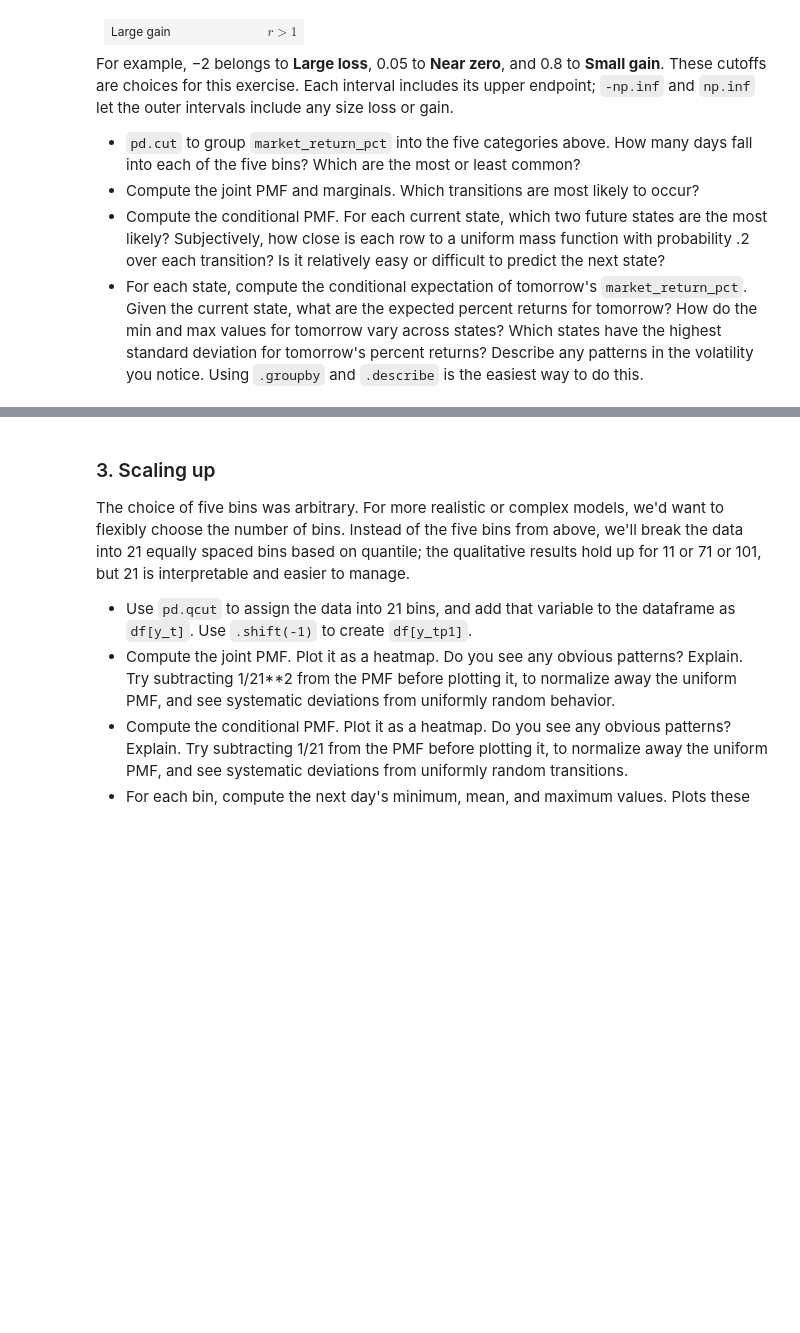
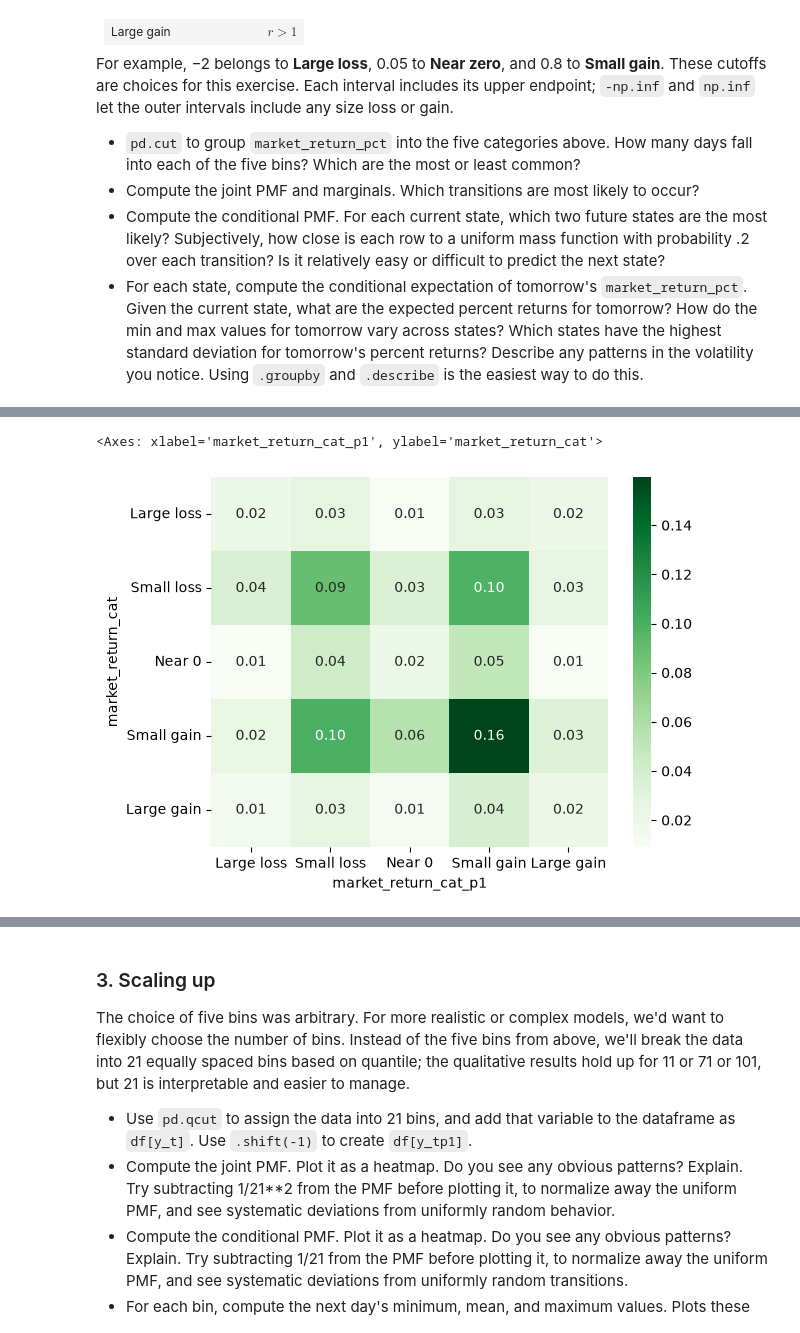
Before and after one commit to hmriffee/uu_markov, a Jupyter notebook: lab_1/lab.ipynb, the cells around one changed output, grey strips where cells are left out. Saved outputs shown, nothing was run; the diff lists cells and outputs as text; code cells hidden in the pictures; blank space fills up the shorter version.

```diff
--- a/lab_1/lab.ipynb
+++ b/lab_1/lab.ipynb
@@ -76,0 +176,3 @@ For example, −2 belongs to **Large loss**, 0.05 to **Near zero**, and 0.8 to *
+# %%
+wdf = df[['date', 'year', 'month', 'market_return_pct']]
+wdf.head(3)
@@ -76,0 +184,7 @@ For example, −2 belongs to **Large loss**, 0.05 to **Near zero**, and 0.8 to *
+# %%
+wdf['market_return_cat'] = pd.cut(wdf['market_return_pct'],
+            bins = [-np.inf, -1, -0.1, 0.1, 1, np.inf],
+            labels = ['Large loss', 'Small loss', 'Near 0', 'Small gain', 'Large gain'])
+# %%
+wdf['market_return_cat_p1'] = wdf['market_return_cat'].shift(-1)
+wdf = wdf.dropna(subset= 'market_return_cat_p1')
@@ -76,0 +203,3 @@ For example, −2 belongs to **Large loss**, 0.05 to **Near zero**, and 0.8 to *
+# %%
+joint_PMF = pd.crosstab(wdf['market_return_cat'], wdf['market_return_cat_p1'], normalize = True)
+joint_PMF
@@ -76,0 +214,5 @@ For example, −2 belongs to **Large loss**, 0.05 to **Near zero**, and 0.8 to *
+# %%
+sns.heatmap(joint_PMF, annot=True, fmt='.2f', cmap='Greens')
+# %% [output]
+<Axes: xlabel='market_return_cat_p1', ylabel='market_return_cat'>
+[figure, added]
```
Also changed, not shown: parts of 36 cells of this notebook, 1 other file.
